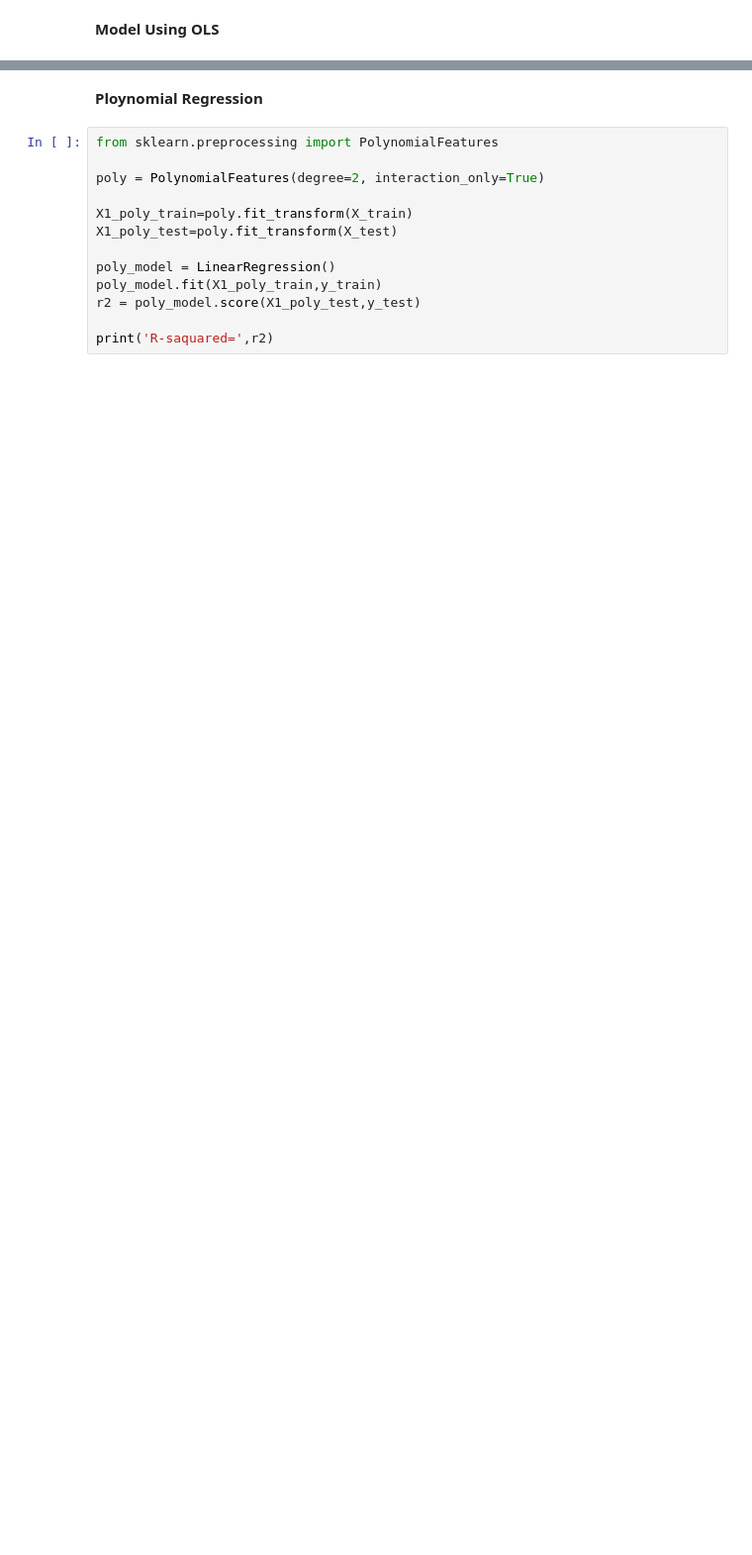
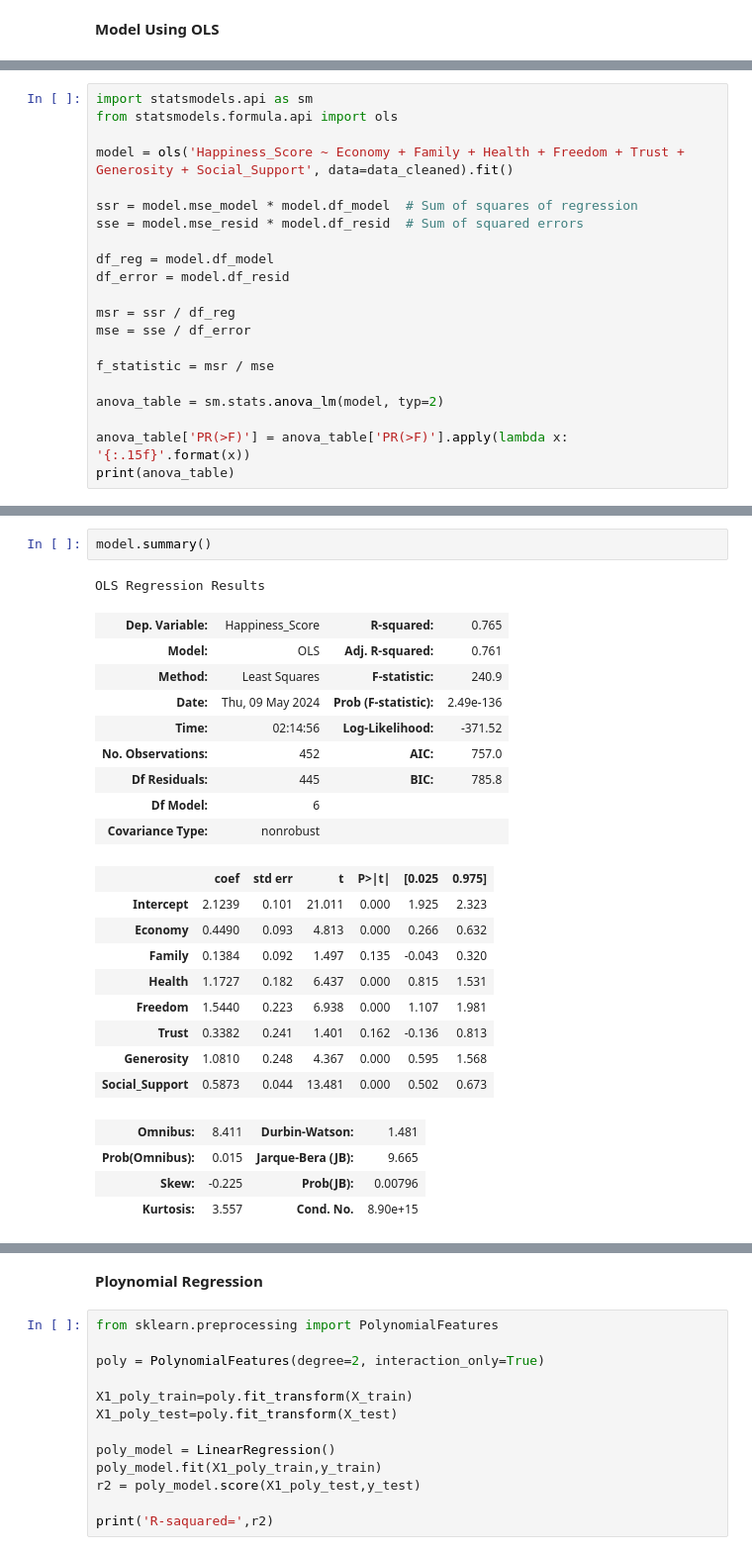
Before and after one commit to apdo60311/regression-analyzer, a Jupyter notebook: notebooks/regression_model.ipynb, the cells around one changed output, grey strips where cells are left out. Shown at 99% size. Saved outputs shown, nothing was run; the diff lists cells and outputs as text; blank space fills up the shorter version.

```diff
--- a/notebooks/regression_model.ipynb
+++ b/notebooks/regression_model.ipynb
@@ -583,0 +661,21 @@ AttributeError: 'TheilSenRegressor' object has no attribute 'model'
+# %%
+import statsmodels.api as sm
+from statsmodels.formula.api import ols
+
+model = ols('Happiness_Score ~ Economy + Family + Health + Freedom + Trust + Generosity + Social_Support', data=data_cleaned).fit()
+
+ssr = model.mse_model * model.df_model  # Sum of squares of regression
+sse = model.mse_resid * model.df_resid  # Sum of squared errors
+
+df_reg = model.df_model
+df_error = model.df_resid
+
+msr = ssr / df_reg
+mse = sse / df_error
+
+f_statistic = msr / mse
+
+anova_table = sm.stats.anova_lm(model, typ=2)
+
+anova_table['PR(>F)'] = anova_table['PR(>F)'].apply(lambda x: '{:.15f}'.format(x))
+print(anova_table)
@@ -583,0 +698,26 @@ AttributeError: 'TheilSenRegressor' object has no attribute 'model'
+# %%
+model.summary()
+# %% [output]
+OLS Regression Results
+| Dep. Variable: | Happiness_Score | R-squared: | 0.765 |
+| Model: | OLS | Adj. R-squared: | 0.761 |
+| Method: | Least Squares | F-statistic: | 240.9 |
+| Date: | Thu, 09 May 2024 | Prob (F-statistic): | 2.49e-136 |
+| Time: | 02:14:56 | Log-Likelihood: | -371.52 |
+| No. Observations: | 452 | AIC: | 757.0 |
+| Df Residuals: | 445 | BIC: | 785.8 |
+| Df Model: | 6 |  |  |
+| Covariance Type: | nonrobust |  |  |
+|  | coef | std err | t | P>|t| | [0.025 | 0.975] |
+| Intercept | 2.1239 | 0.101 | 21.011 | 0.000 | 1.925 | 2.323 |
+| Economy | 0.4490 | 0.093 | 4.813 | 0.000 | 0.266 | 0.632 |
+| Family | 0.1384 | 0.092 | 1.497 | 0.135 | -0.043 | 0.320 |
+| Health | 1.1727 | 0.182 | 6.437 | 0.000 | 0.815 | 1.531 |
+| Freedom | 1.5440 | 0.223 | 6.938 | 0.000 | 1.107 | 1.981 |
+| Trust | 0.3382 | 0.241 | 1.401 | 0.162 | -0.136 | 0.813 |
+| Generosity | 1.0810 | 0.248 | 4.367 | 0.000 | 0.595 | 1.568 |
+| Social_Support | 0.5873 | 0.044 | 13.481 | 0.000 | 0.502 | 0.673 |
+| Omnibus: | 8.411 | Durbin-Watson: | 1.481 |
+| Prob(Omnibus): | 0.015 | Jarque-Bera (JB): | 9.665 |
+| Skew: | -0.225 | Prob(JB): | 0.00796 |
+| Kurtosis: | 3.557 | Cond. No. | 8.90e+15 |
```
Also changed, not shown: parts of 19 cells of this notebook.
